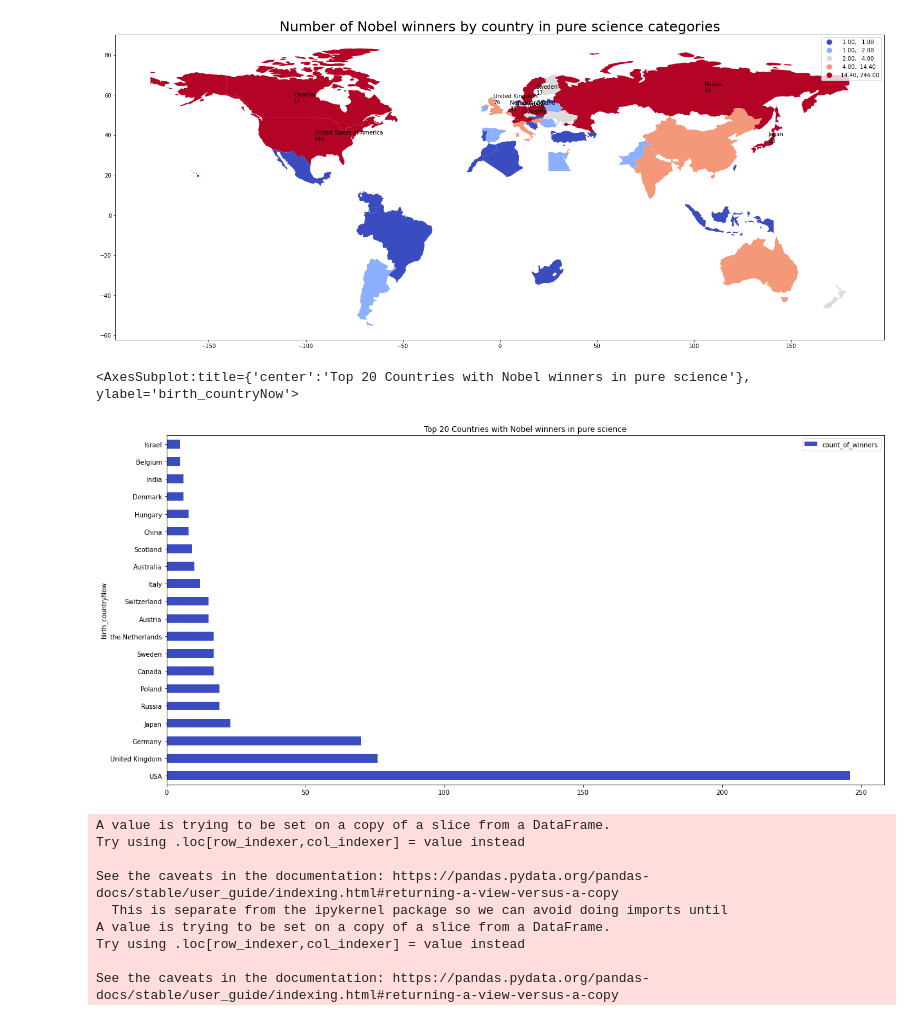
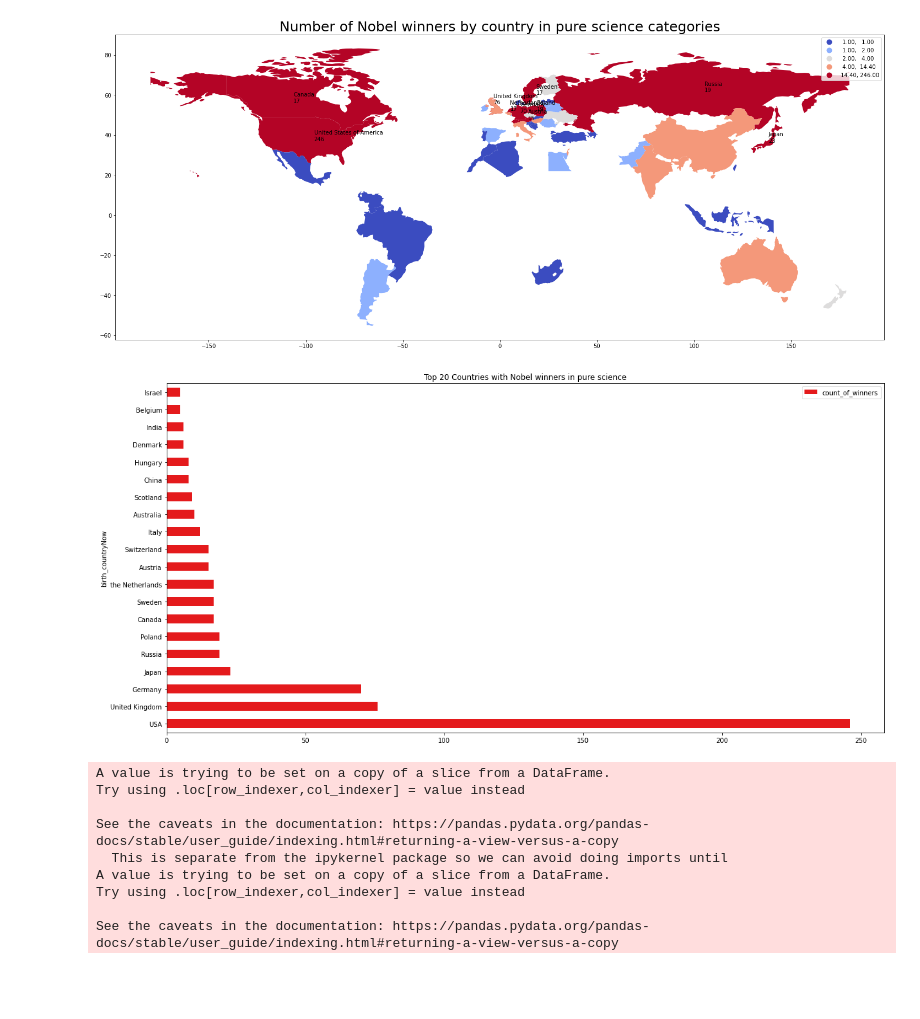
Before and after one commit to arturmusin47/nobel_prize_and_schooling, a Jupyter notebook: EDA.ipynb, the cells around one changed output. Cells and saved outputs as stored; diff of their text form; code cells hidden in the pictures; blank space fills up the shorter version.

```diff
--- a/EDA.ipynb
+++ b/EDA.ipynb
@@ -307,10 +313,10 @@ plt.show()
 # %%
 top_20_countries=merge[:20]
 # %%
-top_20_countries.plot(x='birth_countryNow',y='count_of_winners',kind='barh', colormap='coolwarm', figsize=(20,10), title='Top 20 Countries with Nobel winners in pure science')
+top_20_countries.plot(x='birth_countryNow',y='count_of_winners',kind='barh', colormap='Set1', figsize=(20,10), title='Top 20 Countries with Nobel winners in pure science')
+plt.savefig('Top 20 Countries with Nobel winners in pure science.png')
 # %% [output]
-<AxesSubplot:title={'center':'Top 20 Countries with Nobel winners in pure science'}, ylabel='birth_countryNow'>
-[figure, old version]
+[figure, new version]
 # %%
 #plot grouped countries per number of winner from those countries
 
```
Also changed, not shown: parts of 9 cells of this notebook, 4 other files.
